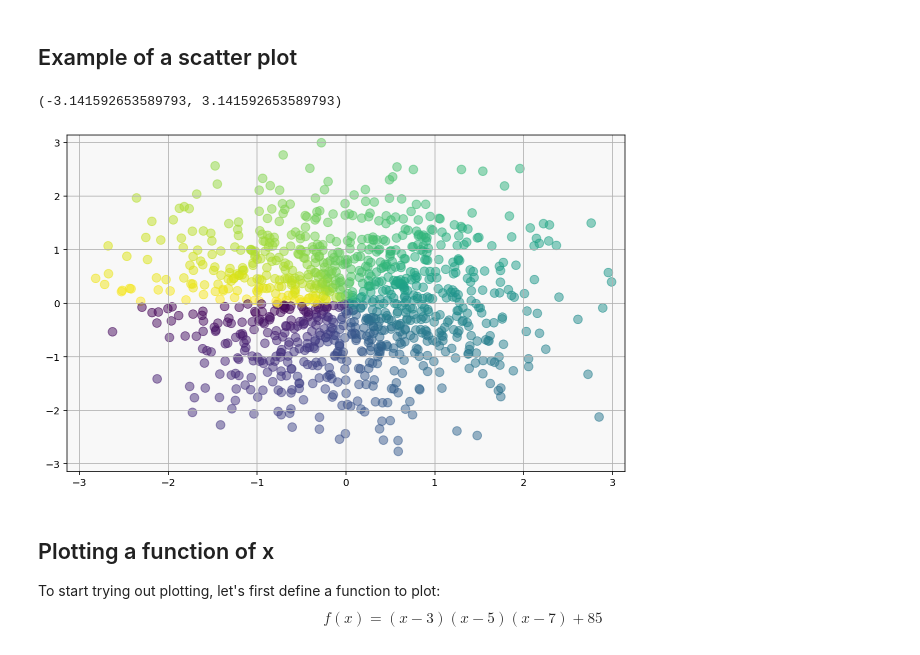
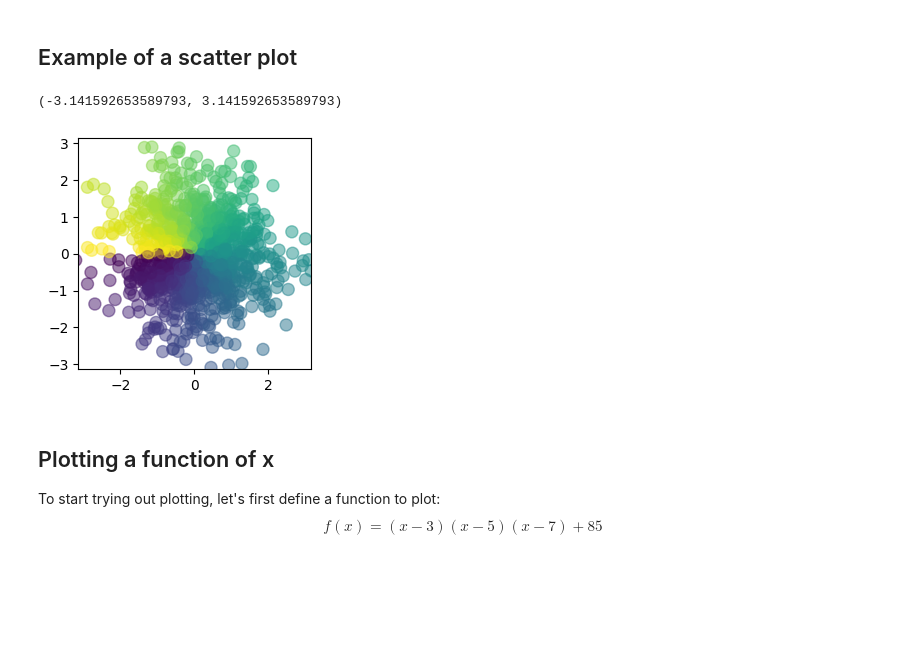
Before and after one commit to UiO-IN3110/UiO-IN3110.github.io, a Jupyter notebook: lectures/04-numerical-python/05_numerical_python.ipynb, the cells around one changed output. Saved outputs shown, nothing was run; the diff lists cells and outputs as text; code cells hidden in the pictures; blank space fills up the shorter version.

```diff
--- a/lectures/04-numerical-python/05_numerical_python.ipynb
+++ b/lectures/04-numerical-python/05_numerical_python.ipynb
@@ -817,15 +757,16 @@ plt.savefig("file.pdf") # save to files for use in papers, etc.
 # %%
 n = 1024
 X = np.random.normal(0, 1, n)
 Y = np.random.normal(0, 1, n)
 T = np.arctan2(Y, X)
 
+plt.figure(figsize=(3,3))
 plt.scatter(X, Y, s=75, c=T, alpha=0.5);
 plt.xlim([-np.pi, np.pi])
 plt.ylim([-np.pi, np.pi])
 # %% [output]
 (-3.141592653589793, 3.141592653589793)
-[figure, old version]
+[figure, new version]
 # %% [markdown]
 ## Plotting a function of x
 To start trying out plotting, let's first define a function to plot:
```
Also changed, not shown: parts of 94 cells of this notebook, 1 other file.
